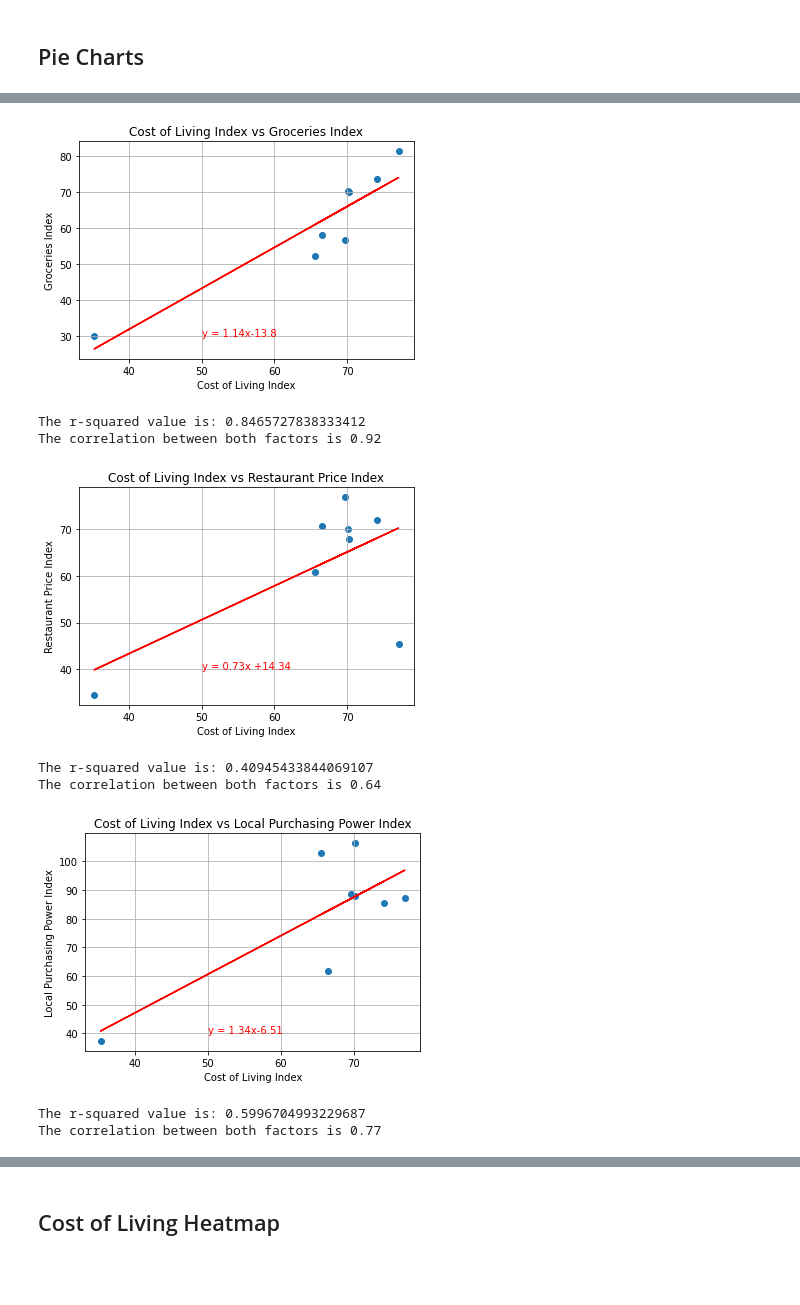
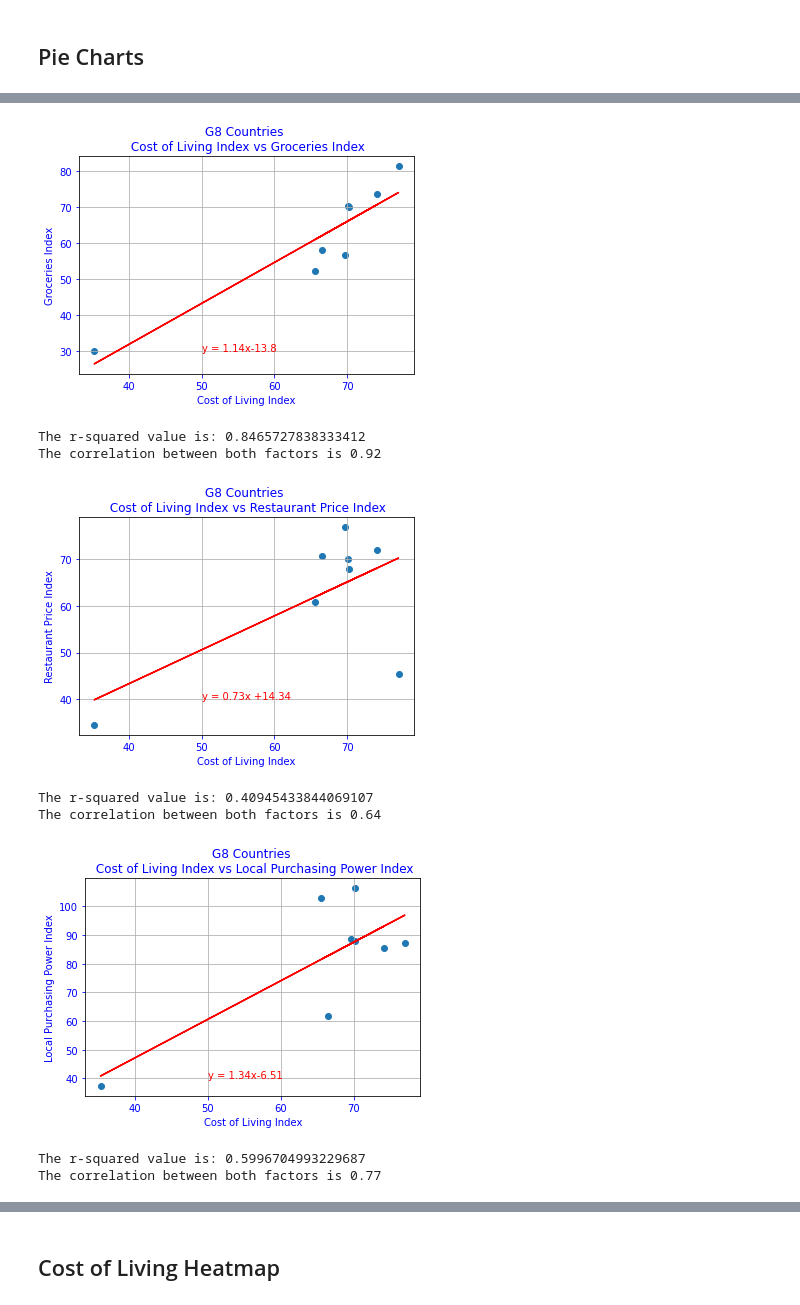
Before and after one commit to SNNandhini/Cost-of-Living-Analysis, a Jupyter notebook: Analysis.ipynb, the cells around one changed output, grey strips where cells are left out. Drawn from its saved outputs; the diff is of its cells as text; code cells hidden in the pictures; blank space fills up the shorter version.

```diff
--- a/Analysis.ipynb
+++ b/Analysis.ipynb
@@ -241,22 +237,23 @@ The correlation between both factors is 0.64
 # %%
 # cost of Living vs Groceries Index
 slope, intercept, rvalue, pvalue, stderr = stats.linregress(g8_countries['Cost of Living Index'],g8_countries["Groceries Index"])
 y = g8_countries['Cost of Living Index']*slope+intercept
 line_equation = "y = " + str(round(slope,2)) + "x" + str(round(intercept,2))
 plt.scatter(g8_countries['Cost of Living Index'],g8_countries["Groceries Index"])
 plt.plot(g8_countries['Cost of Living Index'],y,color = 'red')
 plt.grid()
 plt.annotate(line_equation,(50,30),color='red')
-plt.title("Cost of Living Index vs Groceries Index")
-plt.xlabel("Cost of Living Index")
-plt.ylabel("Groceries Index")
-plt.savefig("Images/Scatter_G8 Cost of Living Index vs Groceries Index",dpi=250)
+plt.title("G8 Countries \n Cost of Living Index vs Groceries Index",color="blue")
+plt.xlabel("Cost of Living Index",color="blue")
+plt.ylabel("Groceries Index",color="blue")
+plt.tick_params(color = "blue", labelcolor="blue")
+plt.savefig("Images/Scatter Plots/G8 Cost of Living Index vs Groceries Index",dpi=250)
 plt.show()
 print(f"The r-squared value is: {rvalue**2}")
 correlation = stats.pearsonr(g8_countries['Cost of Living Index'],g8_countries["Groceries Index"])
 print(f"The correlation between both factors is {round(correlation[0],2)}")
 # %% [output]
-[figure, old version]
+[figure, new version]
 The r-squared value is: 0.8465727838333412
 The correlation between both factors is 0.92
 # %%
@@ -268,16 +265,17 @@ plt.scatter(g8_countries['Cost of Living Index'],g8_countries["Restaurant Price
 plt.plot(g8_countries['Cost of Living Index'],y,color = 'red')
 plt.grid()
 plt.annotate(line_equation,(50,40),color='red')
-plt.title("Cost of Living Index vs Restaurant Price Index")
-plt.xlabel("Cost of Living Index")
-plt.ylabel("Restaurant Price Index")
-plt.savefig("Images/Scatter_G8 Cost of Living Index vs Restaurant Price Index",dpi=250)
+plt.title("G8 Countries \n Cost of Living Index vs Restaurant Price Index",color="blue")
+plt.xlabel("Cost of Living Index",color="blue")
+plt.ylabel("Restaurant Price Index",color="blue")
+plt.tick_params(color = "blue", labelcolor="blue")
+plt.savefig("Images/Scatter Plots/G8 Cost of Living Index vs Restaurant Price Index",dpi=250)
 plt.show()
 print(f"The r-squared value is: {rvalue**2}")
 correlation = stats.pearsonr(g8_countries['Cost of Living Index'],g8_countries["Restaurant Price Index"])
 print(f"The correlation between both factors is {round(correlation[0],2)}")
 # %% [output]
-[figure, old version]
+[figure, new version]
 The r-squared value is: 0.40945433844069107
 The correlation between both factors is 0.64
 # %%
@@ -289,16 +287,17 @@ plt.scatter(g8_countries['Cost of Living Index'],g8_countries["Local Purchasing
 plt.plot(g8_countries['Cost of Living Index'],y,color = 'red')
 plt.grid()
 plt.annotate(line_equation,(50,40),color='red')
-plt.title("Cost of Living Index vs Local Purchasing Power Index")
-plt.xlabel("Cost of Living Index")
-plt.ylabel("Local Purchasing Power Index")
-plt.savefig("Images/Scatter_G8 Cost of Living Index vs Local Purchasing Power Index",dpi=250)
+plt.title("G8 Countries \n Cost of Living Index vs Local Purchasing Power Index",color="blue")
+plt.xlabel("Cost of Living Index",color="blue")
+plt.ylabel("Local Purchasing Power Index",color="blue")
+plt.tick_params(color = "blue", labelcolor="blue")
+plt.savefig("Images/Scatter Plots/G8 Cost of Living Index vs Local Purchasing Power Index",dpi=250)
 plt.show()
 print(f"The r-squared value is: {rvalue**2}")
 correlation = stats.pearsonr(g8_countries['Cost of Living Index'],g8_countries["Local Purchasing Power Index"])
 print(f"The correlation between both factors is {round(correlation[0],2)}")
 # %% [output]
-[figure, old version]
+[figure, new version]
 The r-squared value is: 0.5996704993229687
 The correlation between both factors is 0.77
 # %%
```
Also changed, not shown: parts of 34 cells of this notebook, 53 other files.
